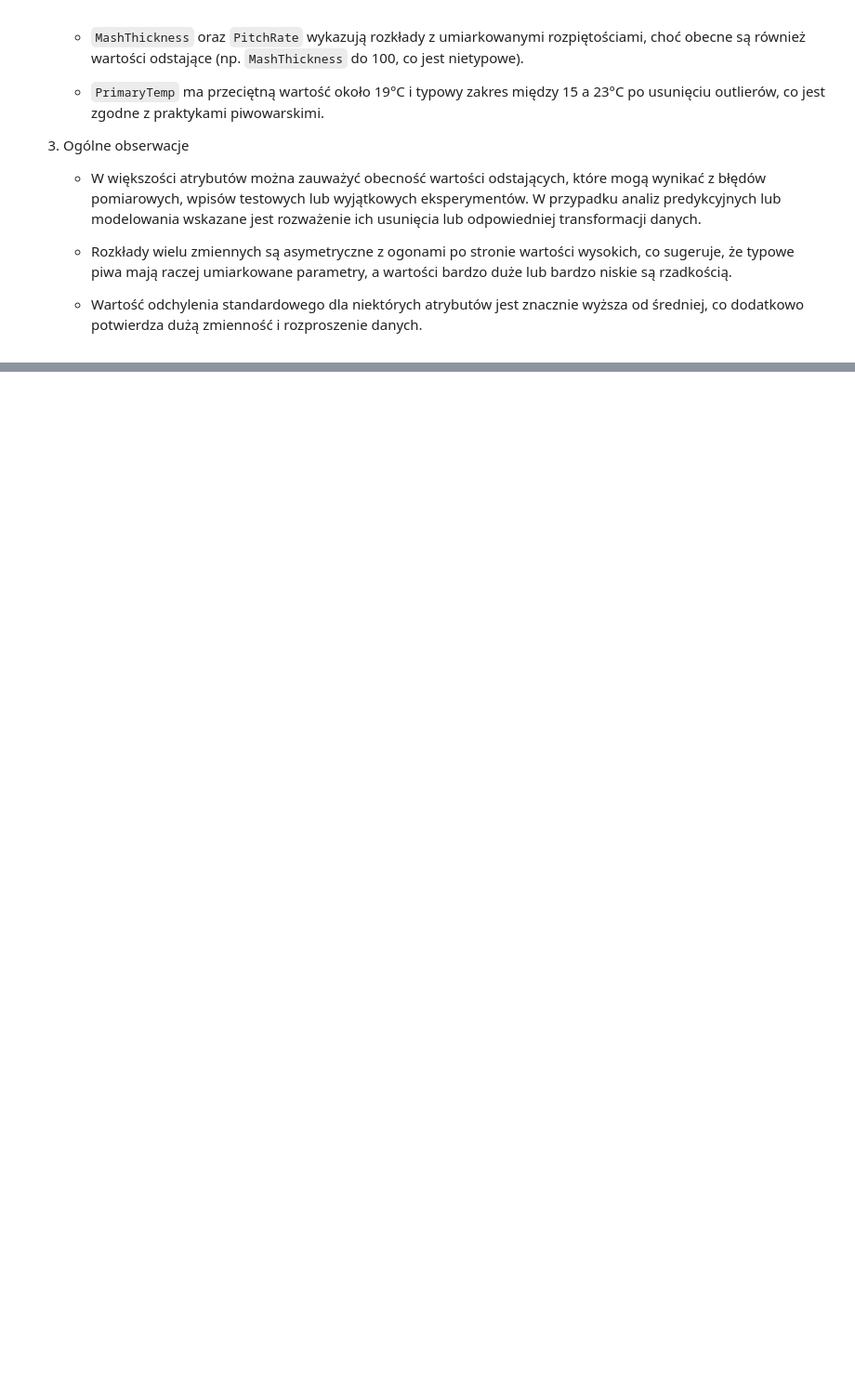
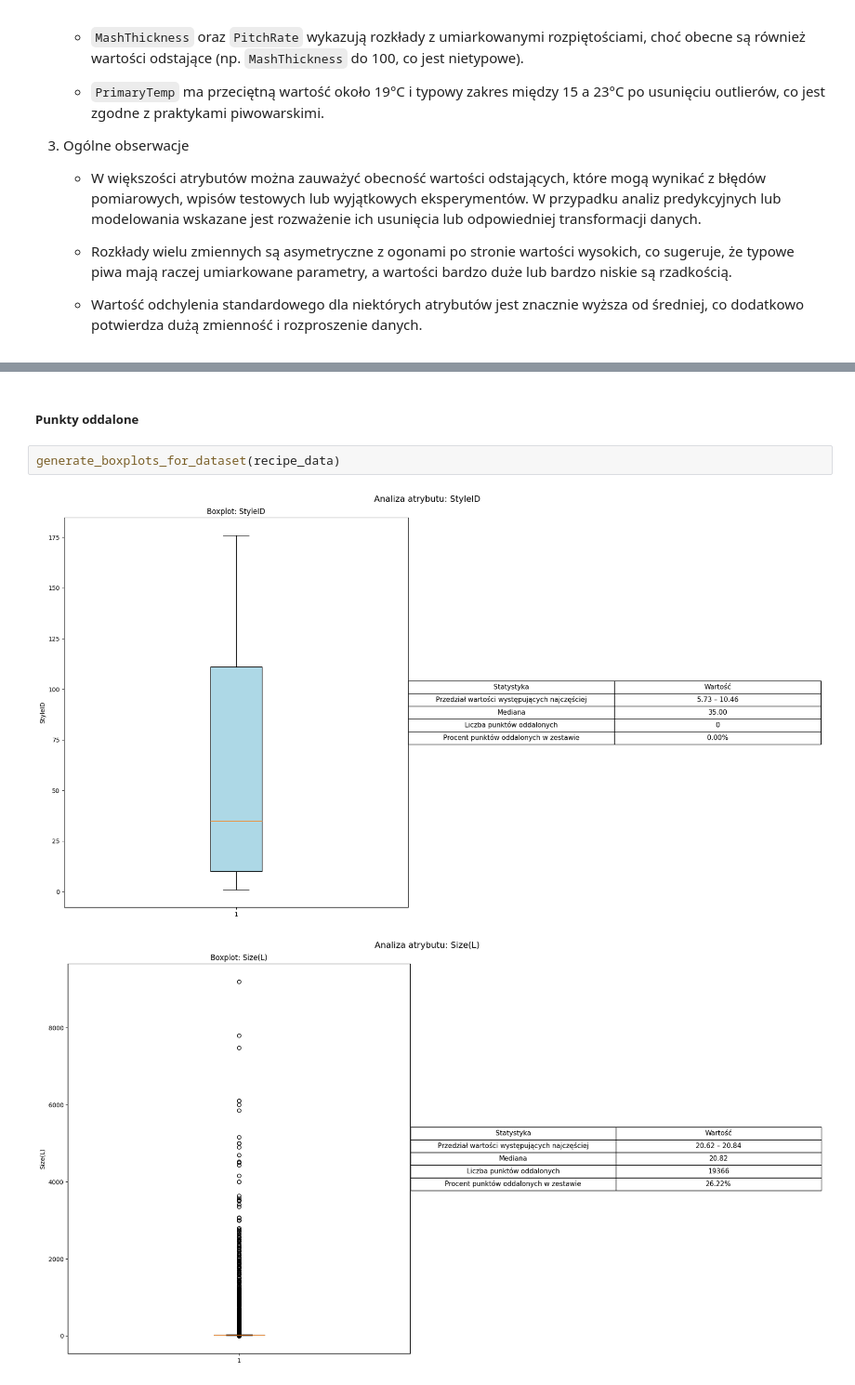
Before and after one commit to varrios/brew-data-analysis, a Jupyter notebook: raports/raport_1.ipynb, the cells around one changed output, grey strips where cells are left out. Shown at 93% size. Saved outputs shown, nothing was run; the diff lists cells and outputs as text; blank space fills up the shorter version.

Commit message:
Added boxplots and notes for data quality in raport.

```diff
--- a/raports/raport_1.ipynb
+++ b/raports/raport_1.ipynb
@@ -201,0 +238,7 @@ Spośród najmocnniejszych korelacji, możemy zauważyć, że:
+# %% [markdown]
+##### Punkty oddalone
+# %%
+generate_boxplots_for_dataset(recipe_data)
+# %% [output]
+[figure, added]
+[figure, added]
```
Also changed, not shown: parts of 9 cells of this notebook, 2 other files.
